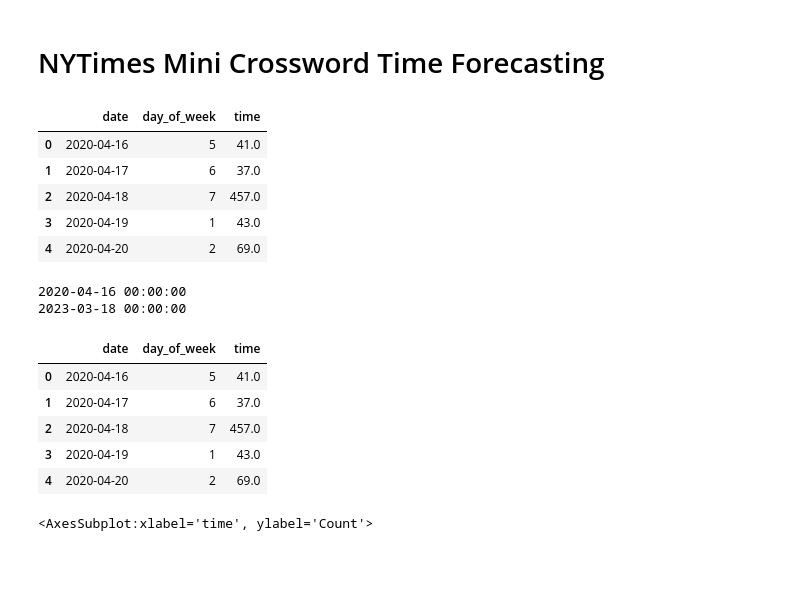
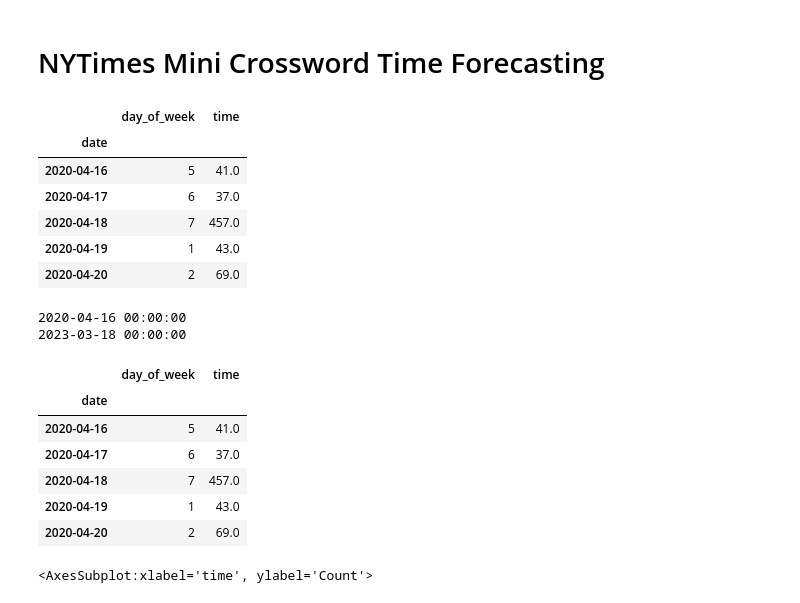
Before and after one commit to asjchen/mini-crossword-forecasts, a Jupyter notebook: NYTimes Mini Crossword Time Forecasting.ipynb, the cells around one changed output. Cells and saved outputs as stored; diff of their text form; code cells hidden in the pictures; blank space fills up the shorter version.

```diff
--- a/NYTimes Mini Crossword Time Forecasting.ipynb
+++ b/NYTimes Mini Crossword Time Forecasting.ipynb
@@ -18,13 +19,15 @@ data_file = "crossword_times.csv"
 # %%
 df_data = pd.read_csv(data_file)
 df_data["date"] = pd.to_datetime(df_data["date"])
+df_data = df_data.set_index("date")
 df_data.head()
 # %% [output]
-|  | date | day_of_week | time |
-| 0 | 2020-04-16 | 5 | 41.0 |
-| 1 | 2020-04-17 | 6 | 37.0 |
-| 2 | 2020-04-18 | 7 | 457.0 |
-| 3 | 2020-04-19 | 1 | 43.0 |
-| 4 | 2020-04-20 | 2 | 69.0 |
+|  | day_of_week | time |
+| date |  |  |
+| 2020-04-16 | 5 | 41.0 |
+| 2020-04-17 | 6 | 37.0 |
+| 2020-04-18 | 7 | 457.0 |
+| 2020-04-19 | 1 | 43.0 |
+| 2020-04-20 | 2 | 69.0 |
 # %%
 # what's the date range?
@@ -48,15 +51,16 @@ val_start = pd.Timestamp("2022-04-17")
 val_end = train_end
 num_val_days = (val_end - val_start).days + 1
 # %%
-df_train = df_data[(df_data["date"] >= train_start) & (df_data["date"] <= train_end)]
+df_train = df_data[(df_data.index >= train_start) & (df_data.index <= train_end)]
 df_train.head()
 # %% [output]
-|  | date | day_of_week | time |
-| 0 | 2020-04-16 | 5 | 41.0 |
-| 1 | 2020-04-17 | 6 | 37.0 |
-| 2 | 2020-04-18 | 7 | 457.0 |
-| 3 | 2020-04-19 | 1 | 43.0 |
-| 4 | 2020-04-20 | 2 | 69.0 |
+|  | day_of_week | time |
+| date |  |  |
+| 2020-04-16 | 5 | 41.0 |
+| 2020-04-17 | 6 | 37.0 |
+| 2020-04-18 | 7 | 457.0 |
+| 2020-04-19 | 1 | 43.0 |
+| 2020-04-20 | 2 | 69.0 |
 # %%
 # check the distribution of values -- of course, they're skewed
 sns.histplot(data=df_train, x="time")
```
Also changed, not shown: parts of 17 cells of this notebook.
